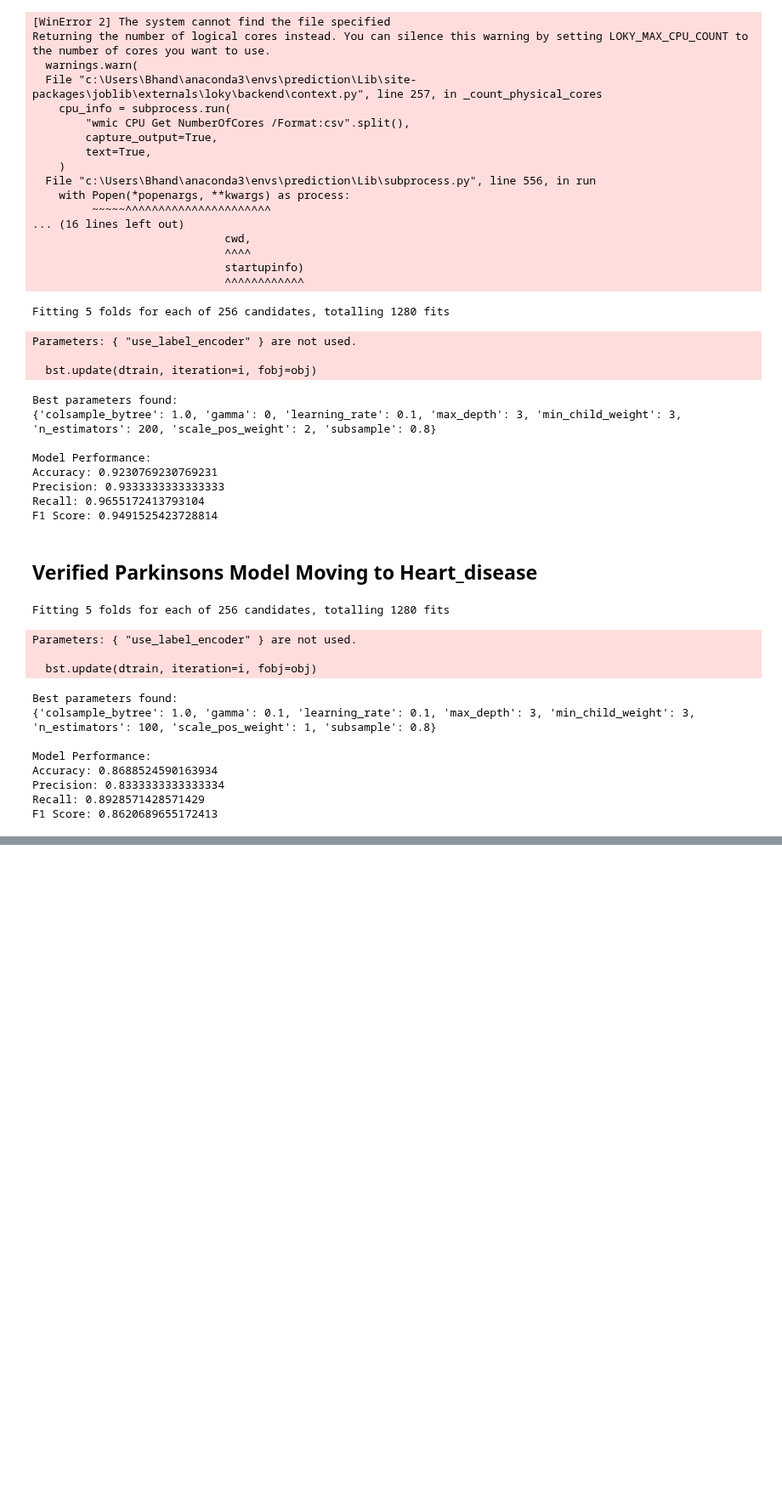
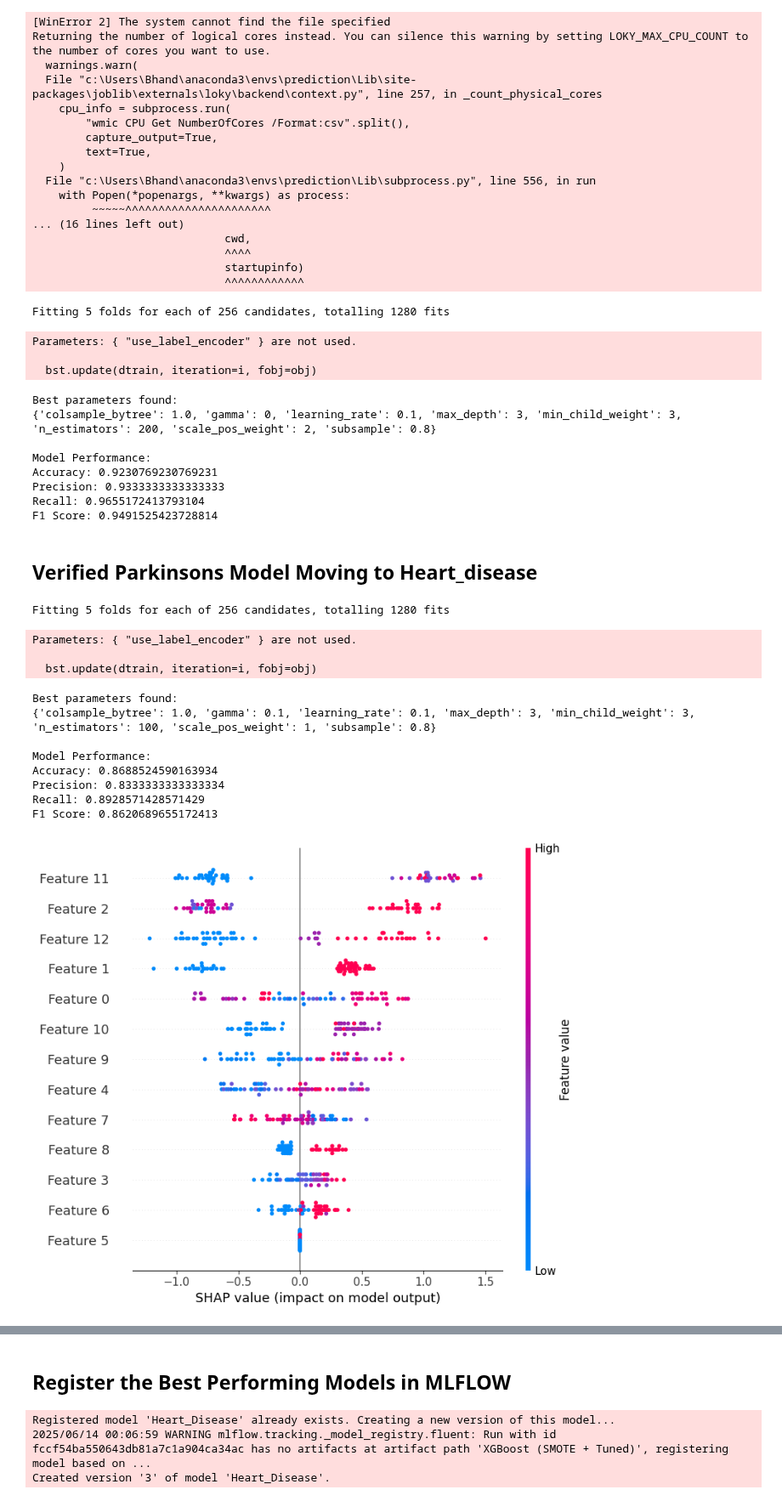
Before and after one commit to Bloodwingv2/End-to-End-MLOps-Pipeline, a Jupyter notebook: Jupyter Notebooks/mlflow_log.ipynb, the cells around one changed output, grey strips where cells are left out. Shown at 85% size. Drawn from its saved outputs; the diff is of its cells as text; code cells hidden in the pictures; blank space fills up the shorter version.

Commit message:
Updated Code to add SHAP feature map

```diff
--- a/Jupyter Notebooks/mlflow_log.ipynb
+++ b/Jupyter Notebooks/mlflow_log.ipynb
@@ -782,6 +793,8 @@ F1 Score: 0.9491525423728814
 # %% [markdown]
 ## Verified Parkinsons Model Moving to Heart_disease
 # %%
+import shap
+
 def SMOTE_Logging_Heart(dataset):
     mlflow.set_experiment("Heart_Disease_Experiment")
 
@@ -879,31 +892,45 @@ def SMOTE_Logging_Heart(dataset):
         mlflow.log_params(grid_search.best_params_)
 
         # Log cross-validation results
         for i, score in enumerate(grid_search.cv_results_['mean_test_score']):
             mlflow.log_metric(f"cv_score_{i}", score)
 
+        # Use shap
+        explainer = shap.Explainer(best_model, X_train_smote)  # X_train: your training data
+
+        # Calculate SHAP values for test data
+        shap_values = explainer(X_test_smote)
+
+        # Summary plot (global feature importance)
+        shap.summary_plot(shap_values, X_test_smote)
+
+        # Force plot (individual prediction explanation)
+        shap.initjs()
+        shap.force_plot(shap_values[0])
+
         # Log best model with example
         input_example = X_test_smote_df.iloc[:5]
 
         mlflow.xgboost.log_model(
             best_model,
             name="XGBoost (SMOTE + Tuned)",
             signature=signature,
             input_example=input_example
         )
 
 # Function call
-SMOTE_Logging_Heart(parkinsons_mlflow)
+SMOTE_Logging_Heart(heart_mlflow)
 # %% [output]
 Fitting 5 folds for each of 256 candidates, totalling 1280 fits
 Parameters: { "use_label_encoder" } are not used.
 
   bst.update(dtrain, iteration=i, fobj=obj)
 Best parameters found:
 {'colsample_bytree': 1.0, 'gamma': 0.1, 'learning_rate': 0.1, 'max_depth': 3, 'min_child_weight': 3, 'n_estimators': 100, 'scale_pos_weight': 1, 'subsample': 0.8}
 
 Model Performance:
 Accuracy: 0.8688524590163934
 Precision: 0.8333333333333334
 Recall: 0.8928571428571429
 F1 Score: 0.8620689655172413
+[figure, added]
@@ -909,0 +938,17 @@ F1 Score: 0.8620689655172413
+# %% [markdown]
+## Register the Best Performing Models in MLFLOW
+# %%
+import mlflow
+
+# Example: Register the model from a run
+run_id = "fccf54ba550643db81a7c1a904ca34ac"  # Replace with your pinned run's ID
+model_uri = f"runs:/{run_id}/XGBoost (SMOTE + Tuned)"  # or the name you used in mlflow.xgboost.log_model(..., name="model")
+
+result = mlflow.register_model(
+    model_uri=model_uri,
+    name="Heart_Disease"  # Give your model a unique name
+)
+# %% [output]
+Registered model 'Heart_Disease' already exists. Creating a new version of this model...
+2025/06/14 00:06:59 WARNING mlflow.tracking._model_registry.fluent: Run with id fccf54ba550643db81a7c1a904ca34ac has no artifacts at artifact path 'XGBoost (SMOTE + Tuned)', registering model based on ...
+Created version '3' of model 'Heart_Disease'.
```
Also changed, not shown: parts of 6 cells of this notebook, 1 other file.
